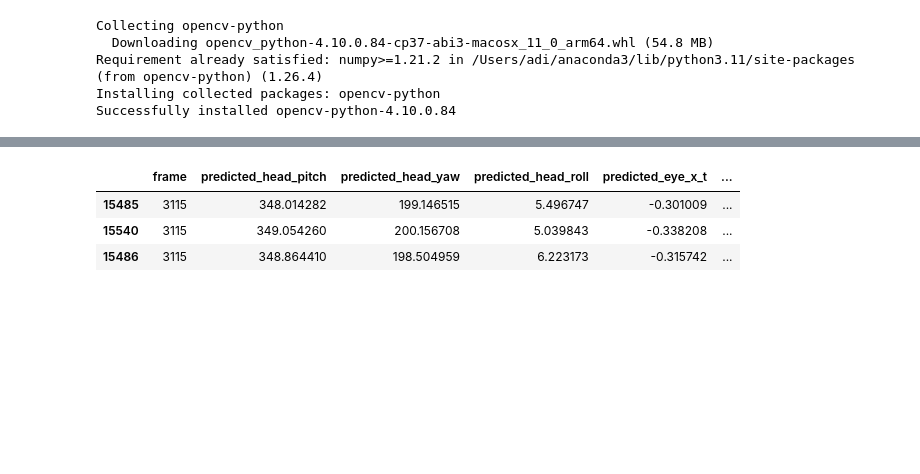
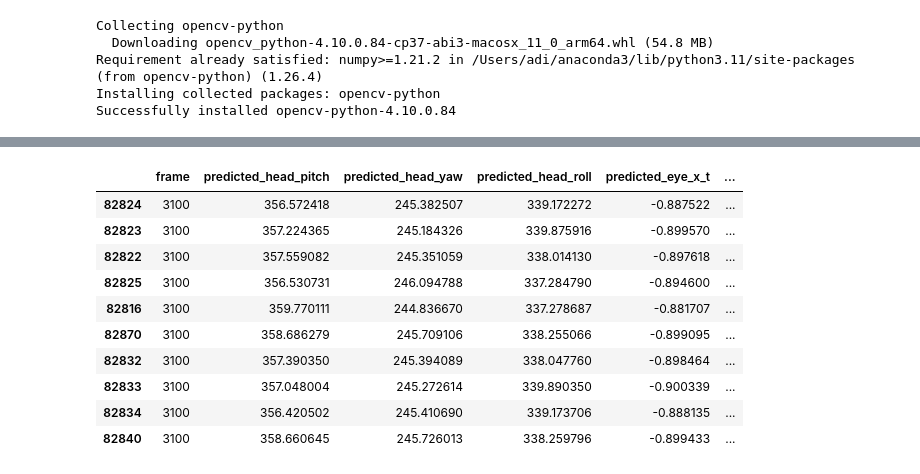
Before and after one commit to adi-zoro/fyp_code, a Jupyter notebook: fyp.ipynb, the cells around one changed output, grey strips where cells are left out. Saved outputs shown, nothing was run; the diff lists cells and outputs as text; code cells hidden in the pictures; blank space fills up the shorter version.

```diff
--- a/fyp.ipynb
+++ b/fyp.ipynb
@@ -26,7 +26,7 @@ def load_all_data(base_dir):
         video_dir = os.path.join(base_dir, f"video_{video_id}")
 
         # Loop through each user's CSV file within the video directory
-        for user_id in range(1, 2):  # Assuming user IDs are numbered from 1 to 50
+        for user_id in range(1, 3):  # Assuming user IDs are numbered from 1 to 50
             file_path = os.path.join(video_dir, f"user{user_id}.csv")
 
 
@@ -487,8 +617,15 @@ FOV Coordinates (Cartesian): ((1394, 217), (2472, 1177))
 # %%
-result = sorted_df[sorted_df['frame'] == 3115]
-result
+result = sorted_df[sorted_df['frame'] == 3100]
+result[:10]
 # %% [output]
 |  | frame | predicted_head_pitch | predicted_head_yaw | predicted_head_roll | predicted_eye_x_t | ... |
-| 15485 | 3115 | 348.014282 | 199.146515 | 5.496747 | -0.301009 | ... |
-| 15540 | 3115 | 349.054260 | 200.156708 | 5.039843 | -0.338208 | ... |
-| 15486 | 3115 | 348.864410 | 198.504959 | 6.223173 | -0.315742 | ... |
+| 82824 | 3100 | 356.572418 | 245.382507 | 339.172272 | -0.887522 | ... |
+| 82823 | 3100 | 357.224365 | 245.184326 | 339.875916 | -0.899570 | ... |
+| 82822 | 3100 | 357.559082 | 245.351059 | 338.014130 | -0.897618 | ... |
+| 82825 | 3100 | 356.530731 | 246.094788 | 337.284790 | -0.894600 | ... |
+| 82816 | 3100 | 359.770111 | 244.836670 | 337.278687 | -0.881707 | ... |
+| 82870 | 3100 | 358.686279 | 245.709106 | 338.255066 | -0.899095 | ... |
+| 82832 | 3100 | 357.390350 | 245.394089 | 338.047760 | -0.898464 | ... |
+| 82833 | 3100 | 357.048004 | 245.272614 | 339.890350 | -0.900339 | ... |
+| 82834 | 3100 | 356.420502 | 245.410690 | 339.173706 | -0.888135 | ... |
+| 82840 | 3100 | 358.660645 | 245.726013 | 338.259796 | -0.899433 | ... |
```
Also changed, not shown: parts of 10 cells of this notebook, 3 other files.
